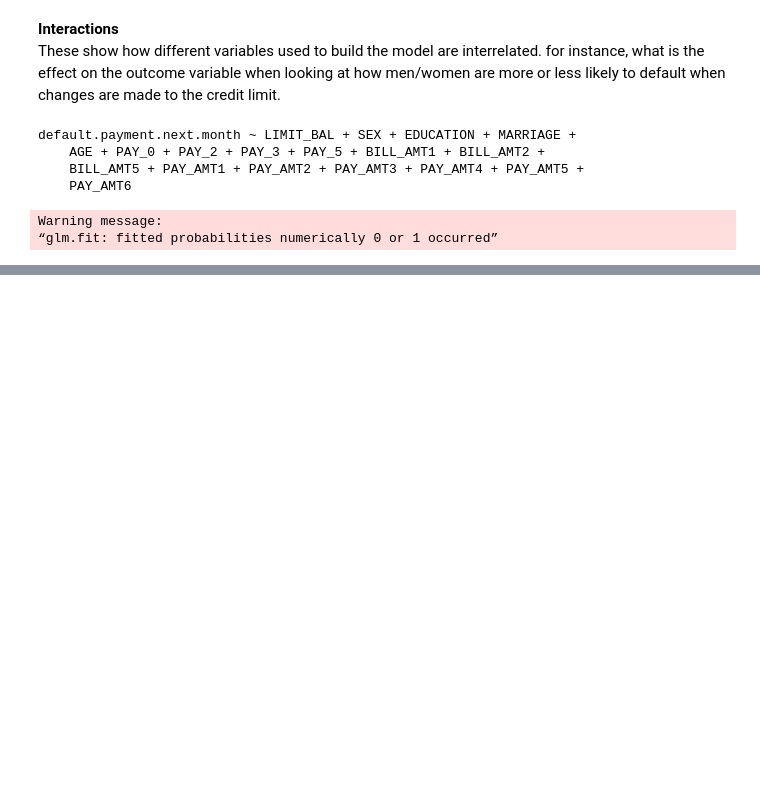
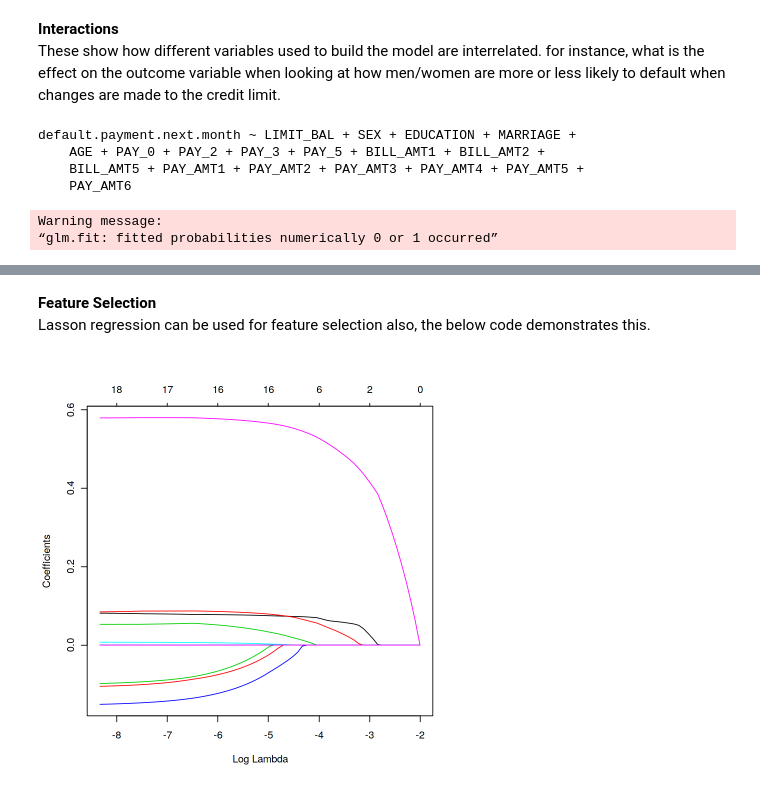
Before and after one commit to foreverloop/azcourseprep, a Jupyter notebook: effects_int.ipynb, the cells around one changed output, grey strips where cells are left out. Saved outputs shown, nothing was run; the diff lists cells and outputs as text; code cells hidden in the pictures; blank space fills up the shorter version.

Commit message:
added lasso feature selection

```diff
--- a/effects_int.ipynb
+++ b/effects_int.ipynb
@@ -246,0 +262,16 @@ plot(intr_plot[17])
+# %% [markdown]
+**Feature Selection**<br>
+Lasson regression can be used for feature selection also, the below code demonstrates this.
+# %%
+xf <- c("LIMIT_BAL", "SEX", "EDUCATION", "MARRIAGE",
+    "AGE", "PAY_0", "PAY_2", "PAY_3", "PAY_5", "BILL_AMT1", "BILL_AMT2",
+    "BILL_AMT5", "PAY_AMT1", "PAY_AMT2", "PAY_AMT3", "PAY_AMT4", "PAY_AMT5",
+    "PAY_AMT6")
+
+df_factors_c <- select(df_credit, which(names(df_credit) %in% xf))
+mat_facx <- as.matrix(df_factors_c)
+# %%
+lasso_model <- glmnet(mat_facx,default.payment.next.month,alpha=1,family="binomial")
+plot(lasso_model, xvar="lambda")
+# %% [output]
+[figure, added]
```
Also changed, not shown: parts of 9 cells of this notebook.
